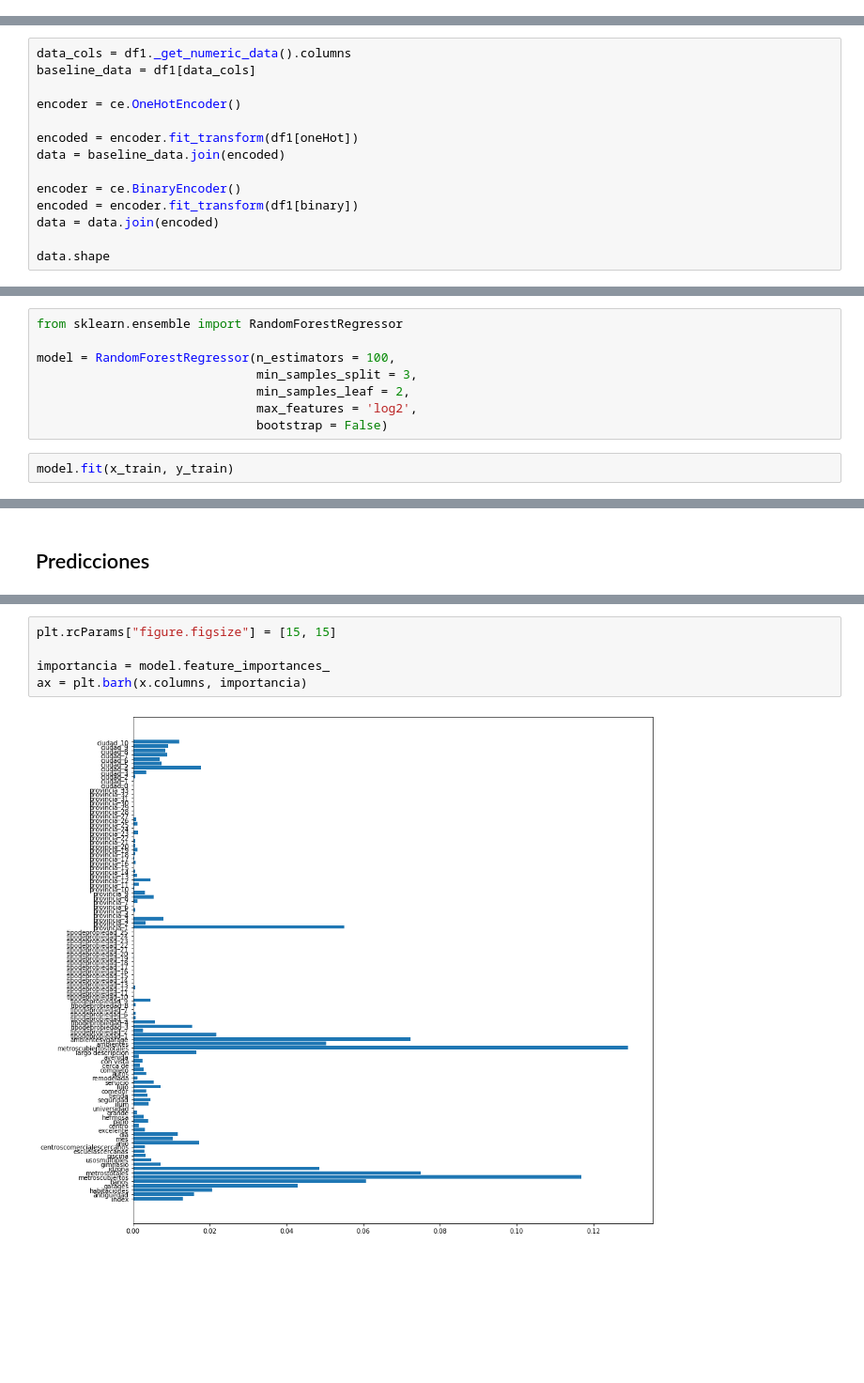
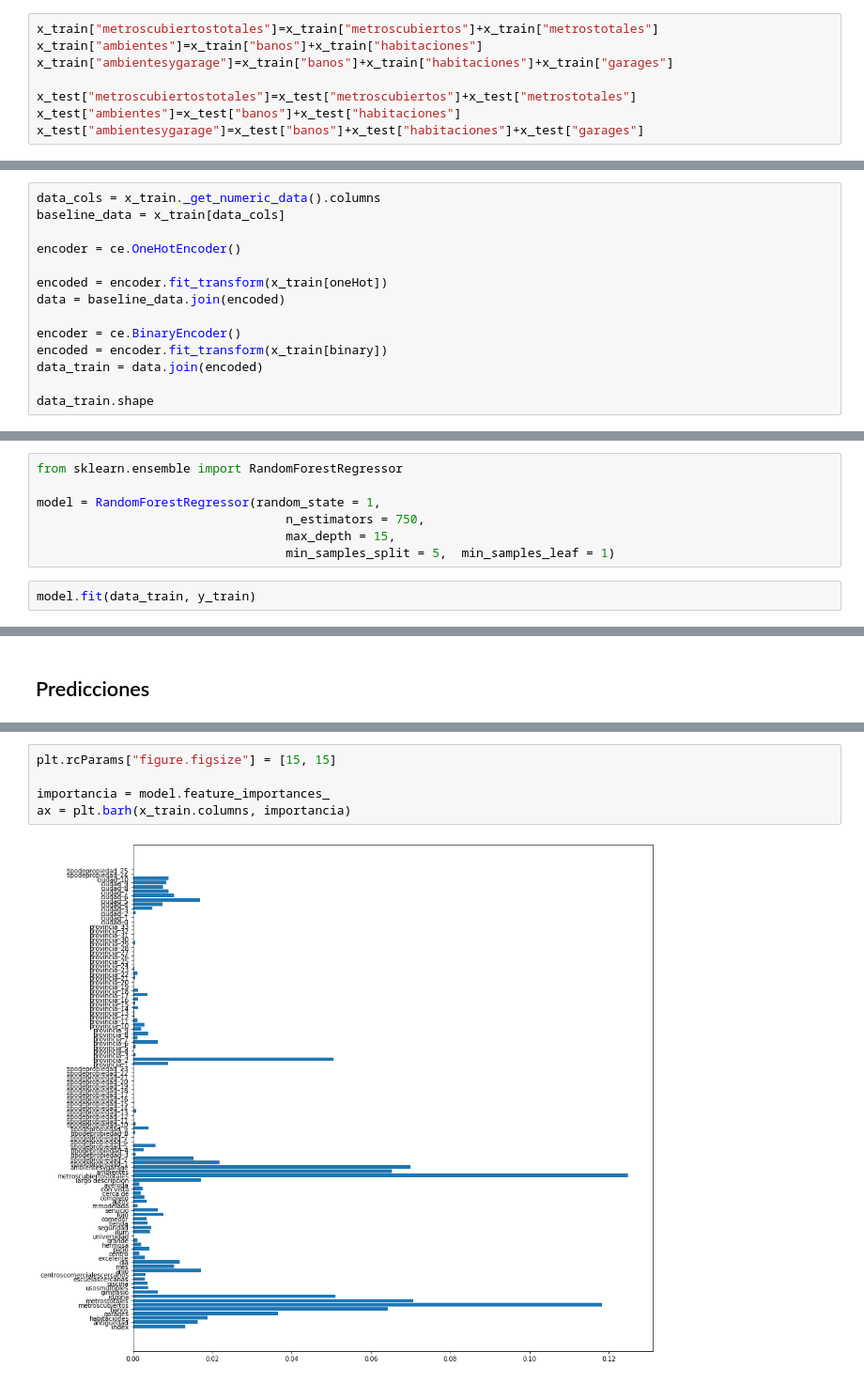
Before and after one commit to petermacgaul/orgaDatos-1, a Jupyter notebook: TP2/12 - RF - Con features de 01A.ipynb, the cells around one changed output, grey strips where cells are left out. Shown at 94% size. Saved outputs shown, nothing was run; the diff lists cells and outputs as text; blank space fills up the shorter version.

Commit message:
RF con split primero

```diff
--- a/TP2/12 - RF - Con features de 01A.ipynb
+++ b/TP2/12 - RF - Con features de 01A.ipynb
@@ -79,17 +100,25 @@ df1["ambientesygarage"]=df1["banos"]+df1["habitaciones"]+df1["garages"]
+# %%
+x_train["metroscubiertostotales"]=x_train["metroscubiertos"]+x_train["metrostotales"]
+x_train["ambientes"]=x_train["banos"]+x_train["habitaciones"]
+x_train["ambientesygarage"]=x_train["banos"]+x_train["habitaciones"]+x_train["garages"]
+
+x_test["metroscubiertostotales"]=x_test["metroscubiertos"]+x_test["metrostotales"]
+x_test["ambientes"]=x_test["banos"]+x_test["habitaciones"]
+x_test["ambientesygarage"]=x_test["banos"]+x_test["habitaciones"]+x_test["garages"]
 # %% [markdown]
  ## Genero los encodes
 # %%
-data_cols = df1._get_numeric_data().columns
-baseline_data = df1[data_cols]
+data_cols = x_train._get_numeric_data().columns
+baseline_data = x_train[data_cols]
 
 encoder = ce.OneHotEncoder()
 
-encoded = encoder.fit_transform(df1[oneHot])
+encoded = encoder.fit_transform(x_train[oneHot])
 data = baseline_data.join(encoded)
 
 encoder = ce.BinaryEncoder()
-encoded = encoder.fit_transform(df1[binary])
-data = data.join(encoded)
+encoded = encoder.fit_transform(x_train[binary])
+data_train = data.join(encoded)
 
-data.shape
+data_train.shape
 # %% [output]
@@ -117,10 +145,9 @@ Test  shapes: X=(48000, 107)  y=(48000,)
 # %%
 from sklearn.ensemble import RandomForestRegressor
 
-model = RandomForestRegressor(n_estimators = 100,
-                              min_samples_split = 3,
-                              min_samples_leaf = 2,
-                              max_features = 'log2',
-                              bootstrap = False)
+model = RandomForestRegressor(random_state = 1,
+                                  n_estimators = 750,
+                                  max_depth = 15,
+                                  min_samples_split = 5,  min_samples_leaf = 1)
 # %%
-model.fit(x_train, y_train)
+model.fit(data_train, y_train)
@@ -145,7 +175,7 @@ array([7583495.86833157, 1035703.16627967, 6170863.50821511, ...,
 # %%
 plt.rcParams["figure.figsize"] = [15, 15]
 
 importancia = model.feature_importances_
-ax = plt.barh(x.columns, importancia)
+ax = plt.barh(x_train.columns, importancia)
 # %% [output]
-[figure, old version]
+[figure, new version]
```
Also changed, not shown: parts of 19 cells of this notebook, 1 other file.
